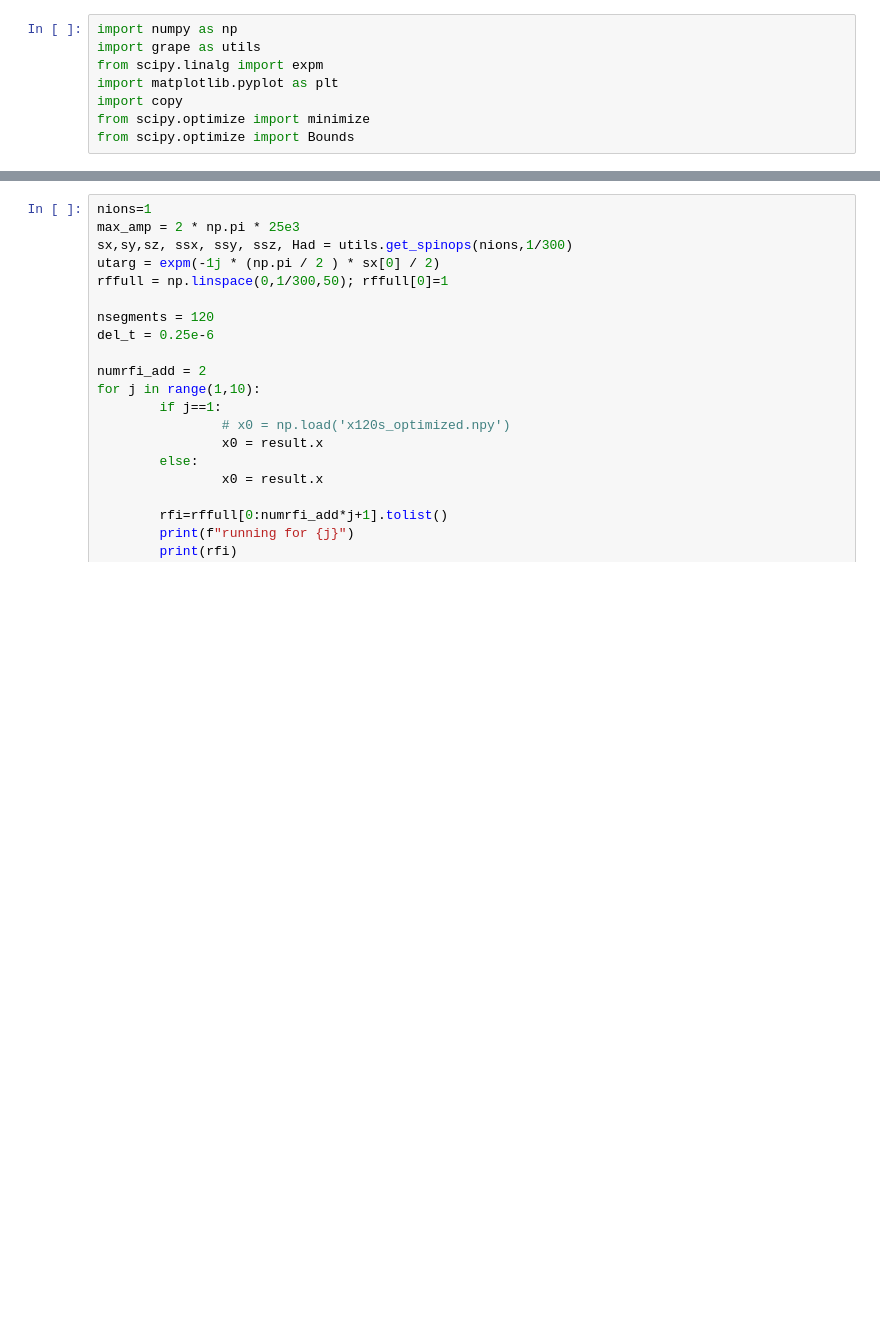
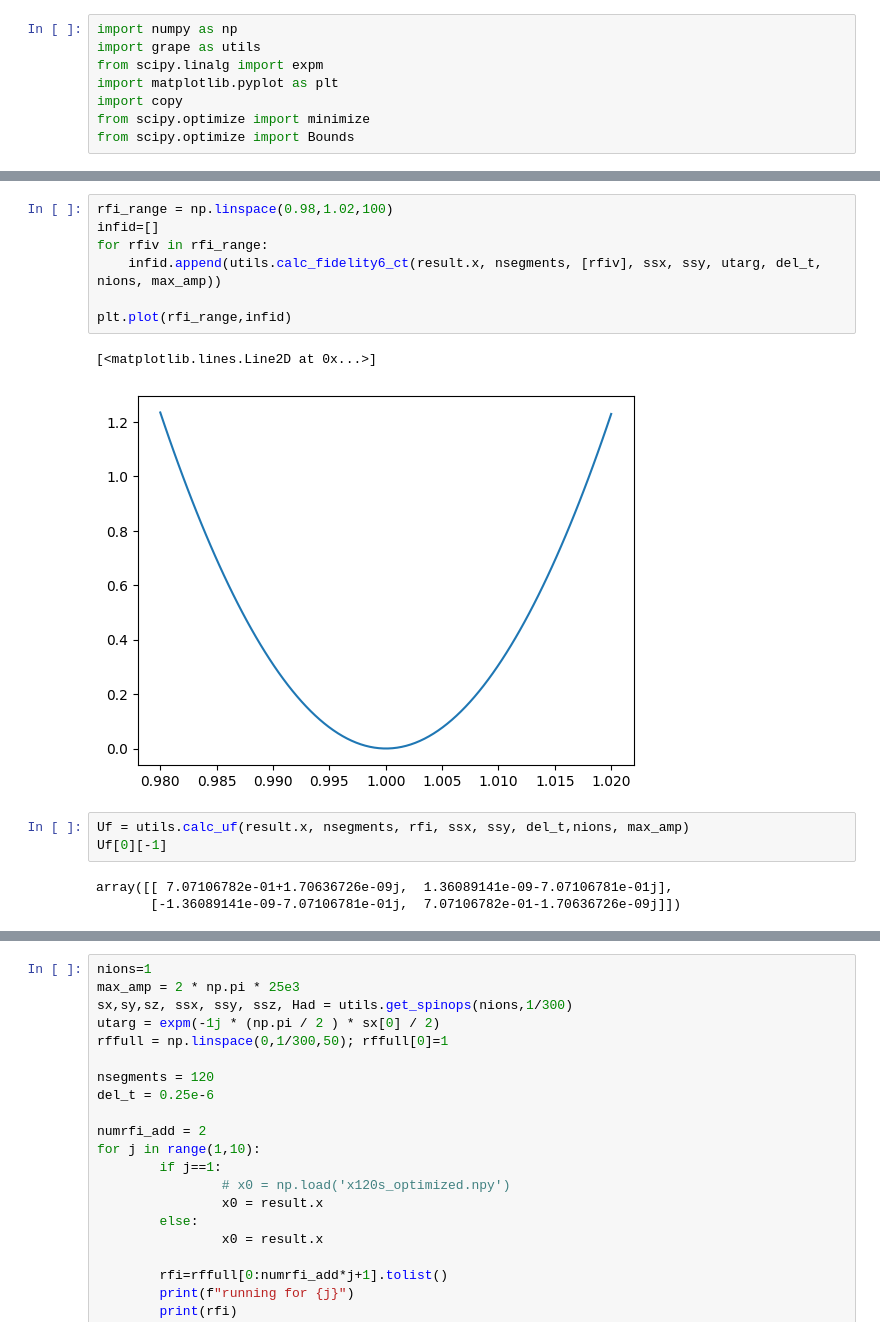
Before and after one commit to hemantkatiyar/pulse1Q, a Jupyter notebook: checking_graident.ipynb, the cells around one changed output, grey strips where cells are left out. Saved outputs shown, nothing was run; the diff lists cells and outputs as text; blank space fills up the shorter version.

```diff
--- a/checking_graident.ipynb
+++ b/checking_graident.ipynb
@@ -63,3 +81,19 @@ Optimization terminated successfully.
+# %%
+rfi_range = np.linspace(0.98,1.02,100)
+infid=[]
+for rfiv in rfi_range:
+    infid.append(utils.calc_fidelity6_ct(result.x, nsegments, [rfiv], ssx, ssy, utarg, del_t, nions, max_amp))
+
+plt.plot(rfi_range,infid)
+# %% [output]
+[<matplotlib.lines.Line2D at 0x...>]
+[figure, added]
+# %%
+Uf = utils.calc_uf(result.x, nsegments, rfi, ssx, ssy, del_t,nions, max_amp)
+Uf[0][-1]
+# %% [output]
+array([[ 7.07106782e-01+1.70636726e-09j,  1.36089141e-09-7.07106781e-01j],
+       [-1.36089141e-09-7.07106781e-01j,  7.07106782e-01-1.70636726e-09j]])
 # %%
 print(utils.calc_fidelity5(result.x , nsegments, np.asarray([[1,1]]) , ssx, ssy, utarg, del_t, nions, max_amp))
 print(utils.calc_fidelity5(result.x*1/300 , nsegments, np.asarray([[1,1]]) , ssx, ssy, np.eye(2), del_t, nions, max_amp))
```
Also changed, not shown: parts of 3 cells of this notebook.
